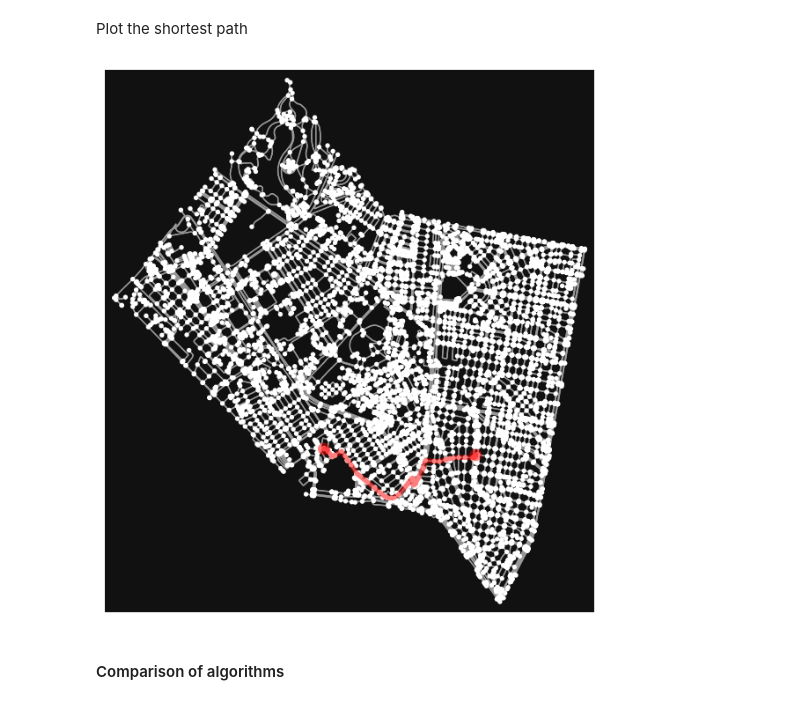
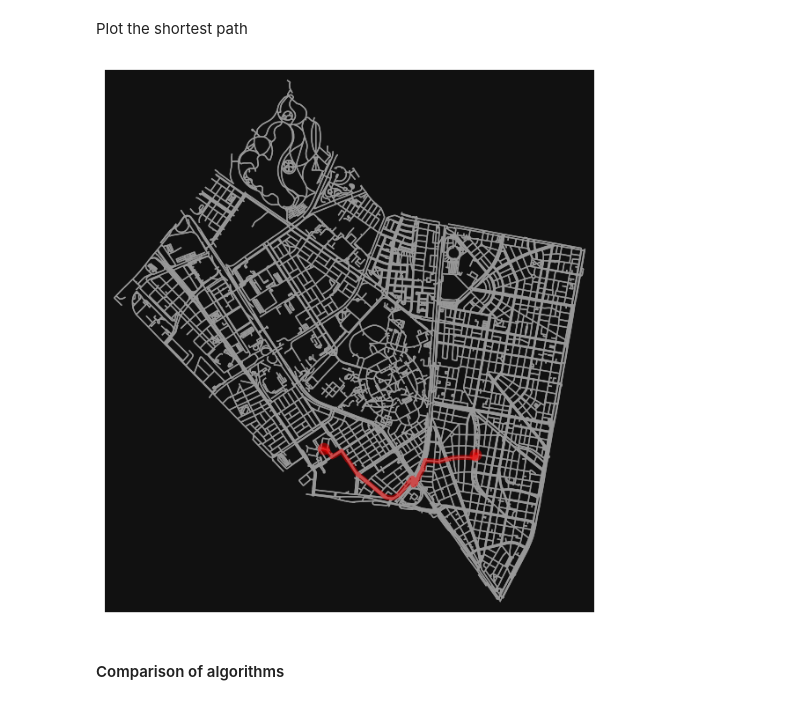
Before and after one commit to aliciaarevalor/network_analysis, a Jupyter notebook: Workshop3_AliciaArevalo.ipynb, the cells around one changed output. Cells and saved outputs as stored; diff of their text form; code cells hidden in the pictures.

```diff
--- a/Workshop3_AliciaArevalo.ipynb
+++ b/Workshop3_AliciaArevalo.ipynb
@@ -393,10 +330,9 @@ astar_route
 # %% [markdown]
 Plot the shortest path
 # %%
-# Plot the shortest path
-fig, ax = osmnx.plot_graph_route(graph, astar_route)
+fig, ax = osmnx.plot_graph_route(graph, astar_route, node_size=0)
 # %% [output]
-[figure, old version]
+[figure, new version]
 # %% [markdown]
 #### Comparison of algorithms
 # %% [markdown]
```
Also changed, not shown: parts of 26 cells of this notebook.
